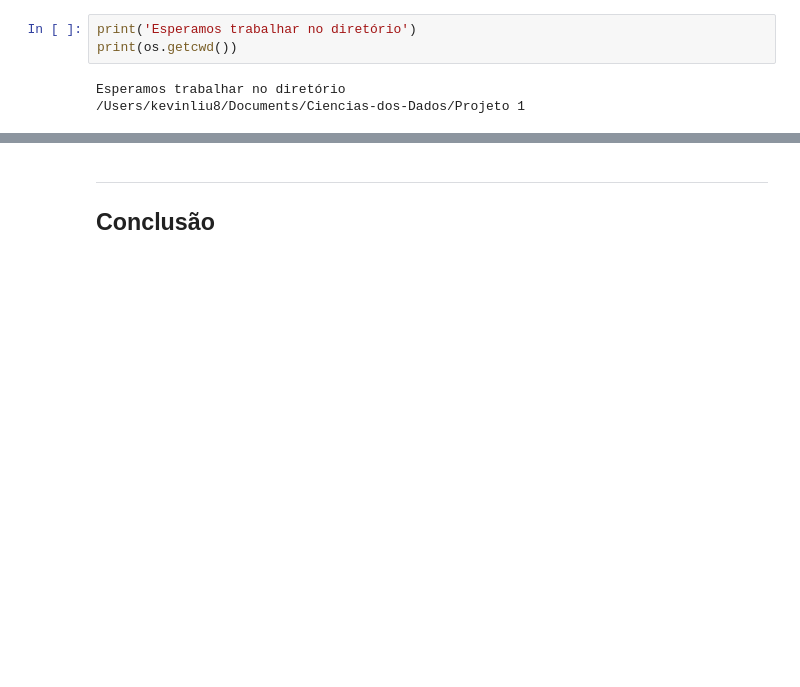
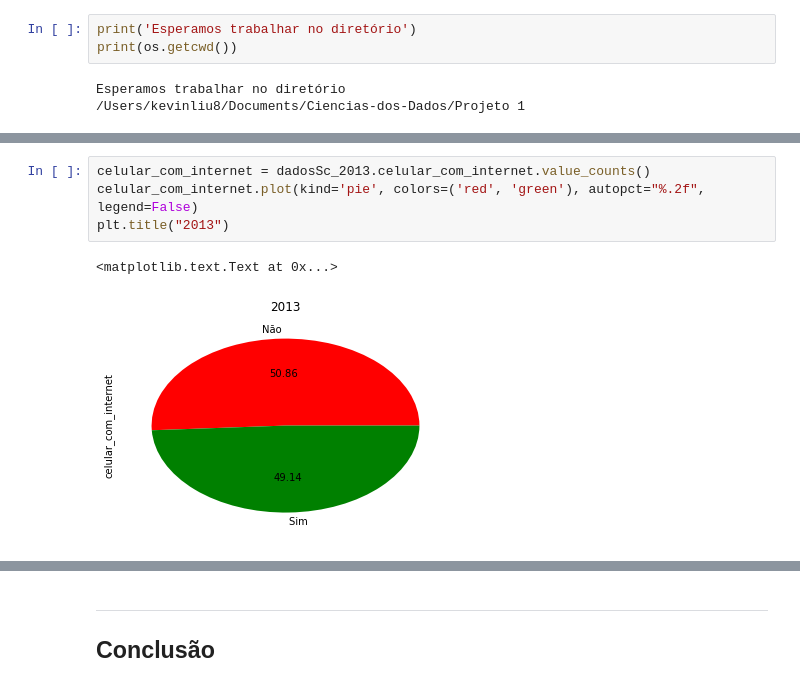
Before and after one commit to KLiuyeh/Ciencias-dos-Dados, a Jupyter notebook: Projeto 1 /Projeto1 Layout.ipynb, the cells around one changed output, grey strips where cells are left out. Cells and saved outputs as stored; diff of their text form; blank space fills up the shorter version.

```diff
--- a/Projeto 1 /Projeto1 Layout.ipynb
+++ b/Projeto 1 /Projeto1 Layout.ipynb
@@ -105,0 +128,7 @@ dadosSc_2013_2
+# %%
+celular_com_internet = dadosSc_2013.celular_com_internet.value_counts()
+celular_com_internet.plot(kind='pie', colors=('red', 'green'), autopct="%.2f", legend=False)
+plt.title("2013")
+# %% [output]
+<matplotlib.text.Text at 0x...>
+[figure, added]
```
Also changed, not shown: parts of 18 cells of this notebook.
